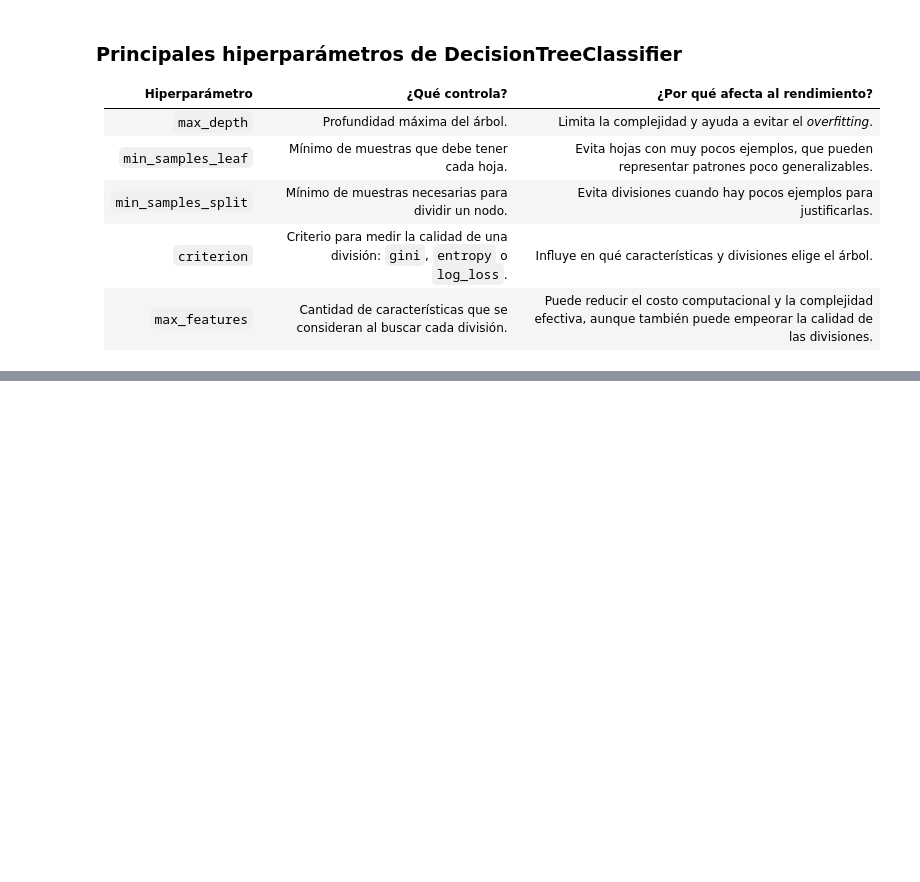
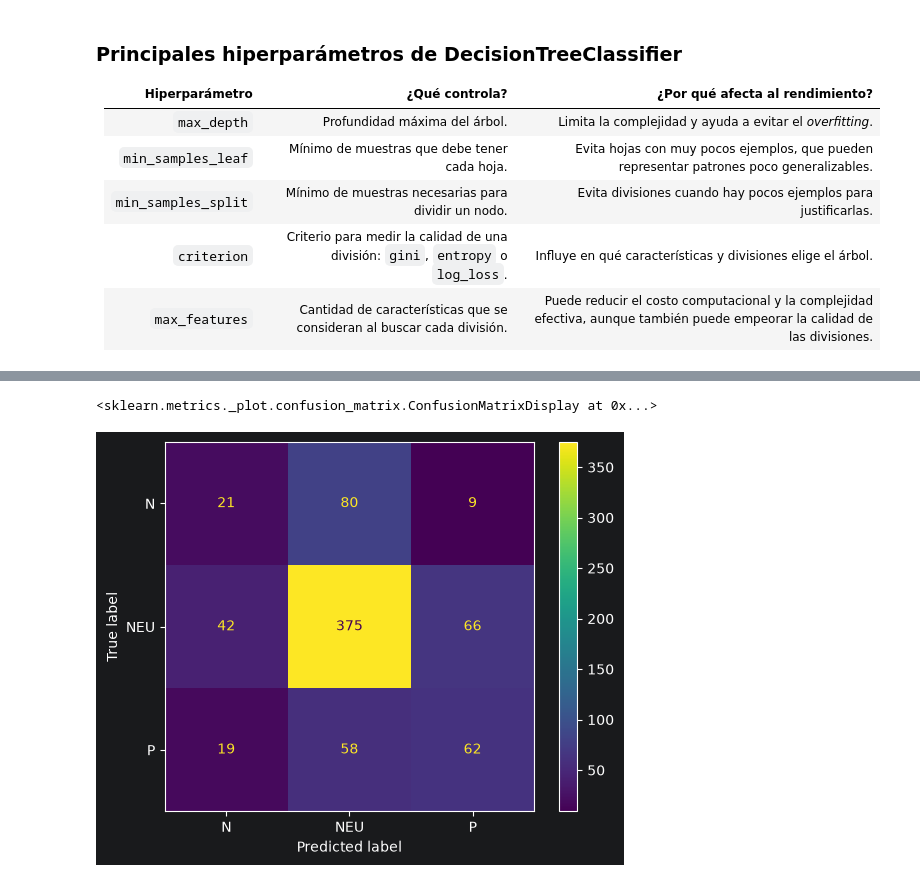
Before and after one commit to LucasFis/Tp_tweets, a Jupyter notebook: Tp_tweets.ipynb, the cells around one changed output, grey strips where cells are left out. Cells and saved outputs as stored; diff of their text form; code cells hidden in the pictures; blank space fills up the shorter version.

```diff
--- a/Tp_tweets.ipynb
+++ b/Tp_tweets.ipynb
@@ -687,3 +738,0 @@ param_grid_embedding_ovo = {
-# %%
-grid_search_embedding_ovo = GridSearchCV(embedding_pipeline_ovo, param_grid_embedding_ovo, cv=3, scoring="f1_macro", n_jobs=1, verbose=1)
-grid_search_embedding_ovo.fit(X_train, y_train)
@@ -697,14 +765,10 @@ Entrenamiento de estrategia One versus All, usando DecisionTree como modelo, opt
 # %%
 # Modelo 3: One-vs-Rest (One-vs-All)
 modelo_ova = Pipeline([
-    ("pre", clone(preprocesador)),
+    ("pre", clone(mejor_pre)),
     ("classifier", OneVsRestClassifier(
-        DecisionTreeClassifier(
-            criterion="entropy",
-            max_depth=20,
-            random_state=42
-        )
+        mejor_arbol
     ))
 ])
 
-param_grid_ova = param_grid_ovo.copy()
+modelo_ova.fit(X_train, y_train)
@@ -711,3 +793,8 @@ param_grid_ova = param_grid_ovo.copy()
 # %%
-grid_search_ova = GridSearchCV(modelo_ova, param_grid_ova, cv=3, scoring="f1_macro", n_jobs=1, verbose=1)
-grid_search_ova.fit(X_train, y_train)
+y_pred_ova = modelo_ova.predict(X_val)
+
+#Matriz de confusion en validacion
+ConfusionMatrixDisplay.from_predictions(y_val, y_pred_ova)
+# %% [output]
+<sklearn.metrics._plot.confusion_matrix.ConfusionMatrixDisplay at 0x...>
+[figure, added]
```
Also changed, not shown: parts of 25 cells of this notebook.
